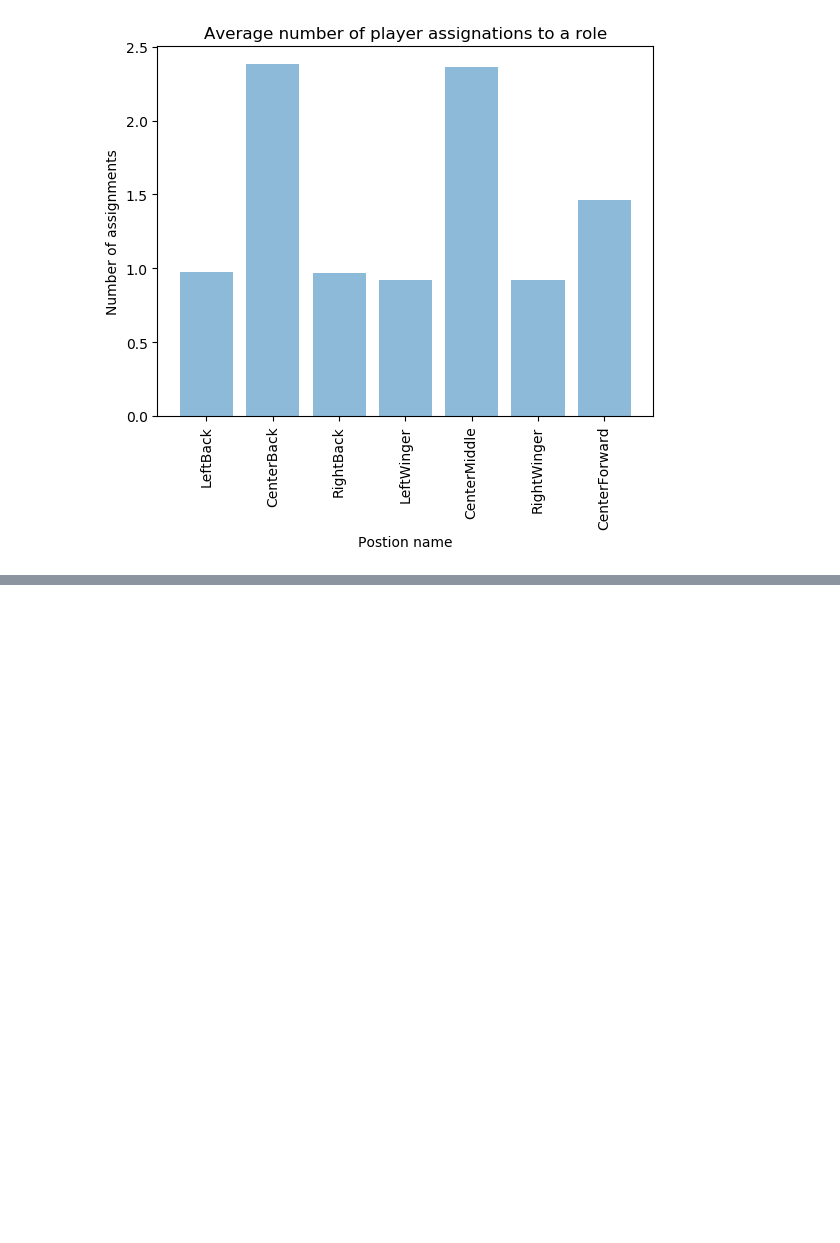
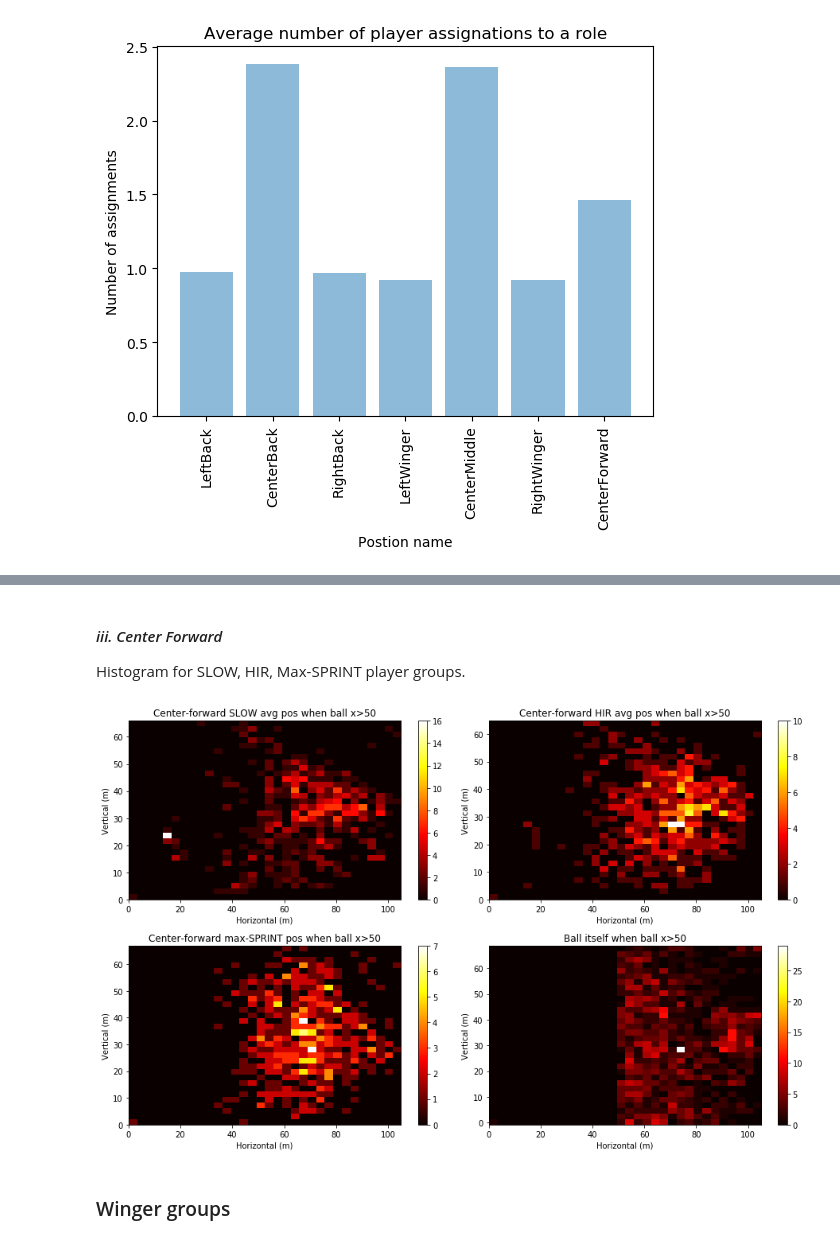
Before and after one commit to anaramirli/predict-soccer-ball-location, a Jupyter notebook: src/feature_analysis.ipynb, the cells around one changed output, grey strips where cells are left out. Cells and saved outputs as stored; diff of their text form; code cells hidden in the pictures; blank space fills up the shorter version.

```diff
--- a/src/feature_analysis.ipynb
+++ b/src/feature_analysis.ipynb
@@ -149,0 +280,9 @@ In this section, we'll plot histograms about some features to generalize the dat
+# %% [markdown]
+#### *iii. Center Forward*
+Histogram for SLOW, HIR, Max-SPRINT player groups.
+# %%
+plot_hist(cols_f, ' when ball x>50')
+# %% [output]
+[figure, added]
+# %% [markdown]
+### Winger  groups
```
Also changed, not shown: parts of 18 cells of this notebook.
